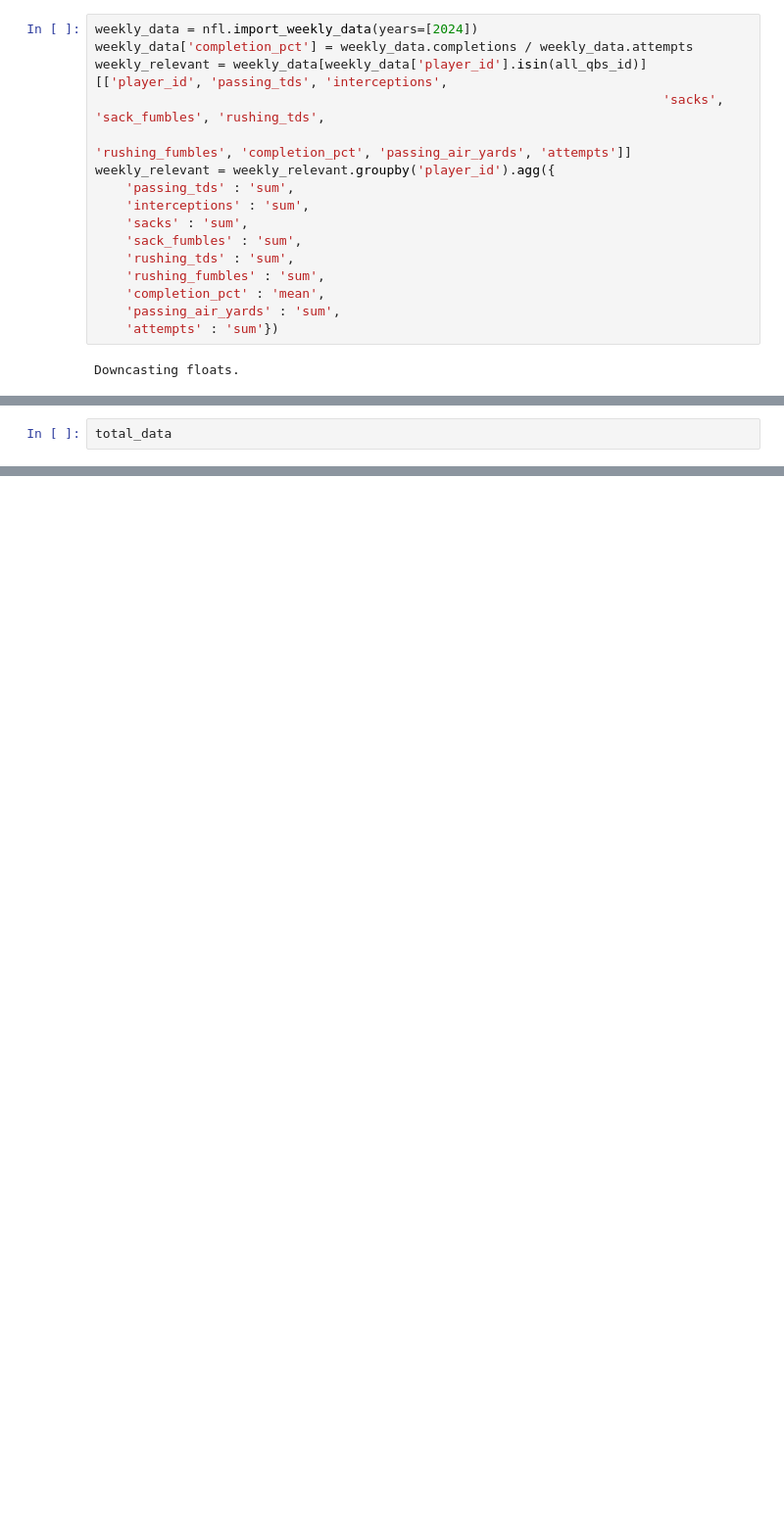
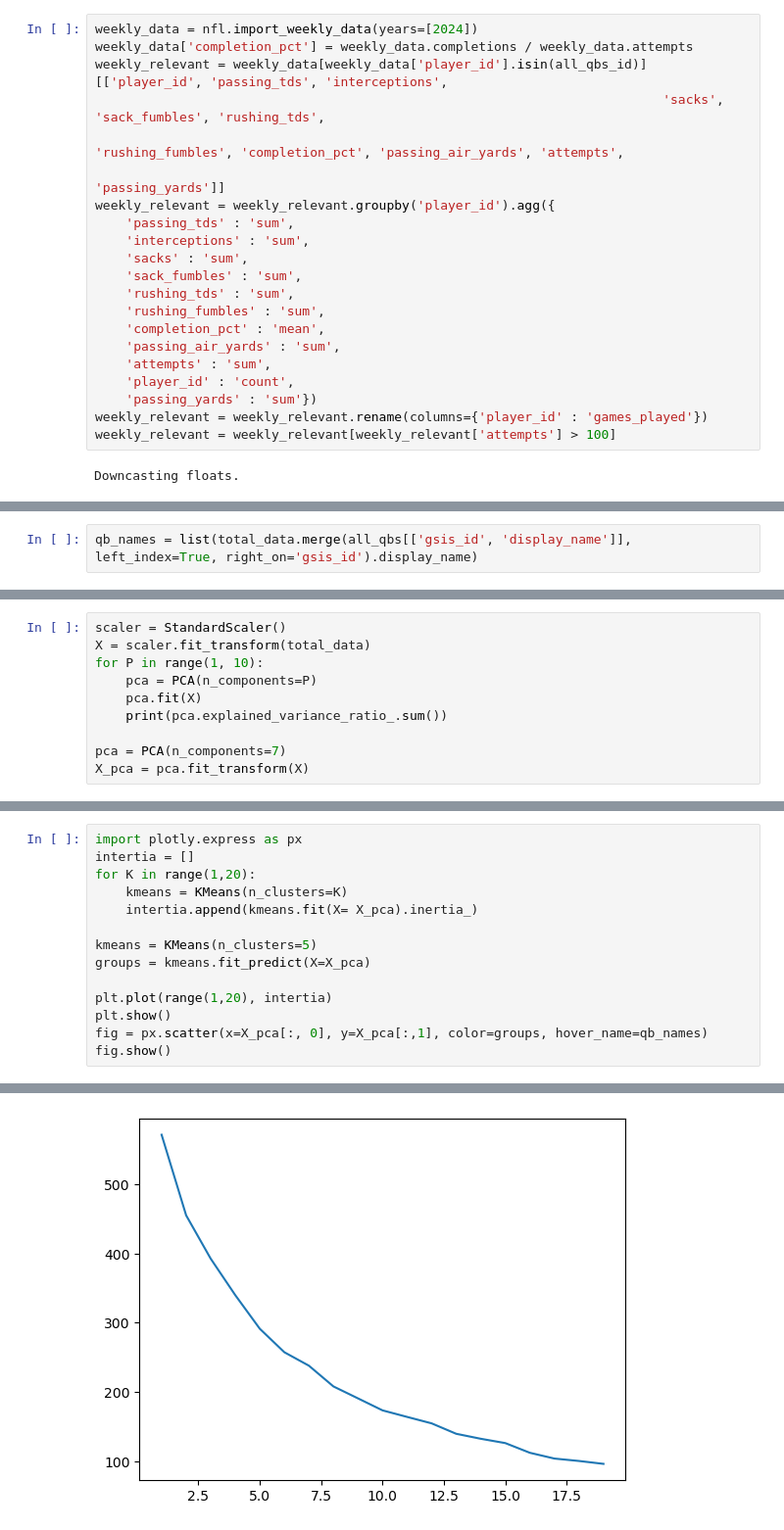
Before and after one commit to JevanC/nfl-stats, a Jupyter notebook: main.ipynb, the cells around one changed output, grey strips where cells are left out. Shown at 98% size. Cells and saved outputs as stored; diff of their text form; blank space fills up the shorter version.

Commit message:
finished archetype groups

```diff
--- a/main.ipynb
+++ b/main.ipynb
@@ -36,7 +20,8 @@ weekly_data = nfl.import_weekly_data(years=[2024])
 weekly_data['completion_pct'] = weekly_data.completions / weekly_data.attempts
 weekly_relevant = weekly_data[weekly_data['player_id'].isin(all_qbs_id)][['player_id', 'passing_tds', 'interceptions',
                                                                           'sacks', 'sack_fumbles', 'rushing_tds',
-                                                                          'rushing_fumbles', 'completion_pct', 'passing_air_yards', 'attempts']]
+                                                                          'rushing_fumbles', 'completion_pct', 'passing_air_yards', 'attempts',
+                                                                          'passing_yards']]
 weekly_relevant = weekly_relevant.groupby('player_id').agg({
     'passing_tds' : 'sum',
     'interceptions' : 'sum',
@@ -46,7 +31,11 @@ weekly_relevant = weekly_relevant.groupby('player_id').agg({
     'rushing_fumbles' : 'sum',
     'completion_pct' : 'mean',
     'passing_air_yards' : 'sum',
-    'attempts' : 'sum'})
+    'attempts' : 'sum',
+    'player_id' : 'count',
+    'passing_yards' : 'sum'})
+weekly_relevant = weekly_relevant.rename(columns={'player_id' : 'games_played'})
+weekly_relevant = weekly_relevant[weekly_relevant['attempts'] > 100]
 # %% [output]
 Downcasting floats.
 # %%
@@ -121,2 +117,2 @@ total_data = total_data[['sacks', 'sack_fumbles', 'interceptions',
 # %%
-total_data
+qb_names = list(total_data.merge(all_qbs[['gsis_id', 'display_name']], left_index=True, right_on='gsis_id').display_name)
@@ -137,0 +125,10 @@ total_data
+# %%
+scaler = StandardScaler()
+X = scaler.fit_transform(total_data)
+for P in range(1, 10):
+    pca = PCA(n_components=P)
+    pca.fit(X)
+    print(pca.explained_variance_ratio_.sum())
+
+pca = PCA(n_components=7)
+X_pca = pca.fit_transform(X)
@@ -137,0 +145,15 @@ total_data
+# %%
+import plotly.express as px
+intertia = []
+for K in range(1,20):
+    kmeans = KMeans(n_clusters=K)
+    intertia.append(kmeans.fit(X= X_pca).inertia_)
+
+kmeans = KMeans(n_clusters=5)
+groups = kmeans.fit_predict(X=X_pca)
+
+plt.plot(range(1,20), intertia)
+plt.show()
+fig = px.scatter(x=X_pca[:, 0], y=X_pca[:,1], color=groups, hover_name=qb_names)
+fig.show()
+# %% [output]
@@ -137,0 +177 @@ total_data
+[figure, added]
```
Also changed, not shown: parts of 11 cells of this notebook.
